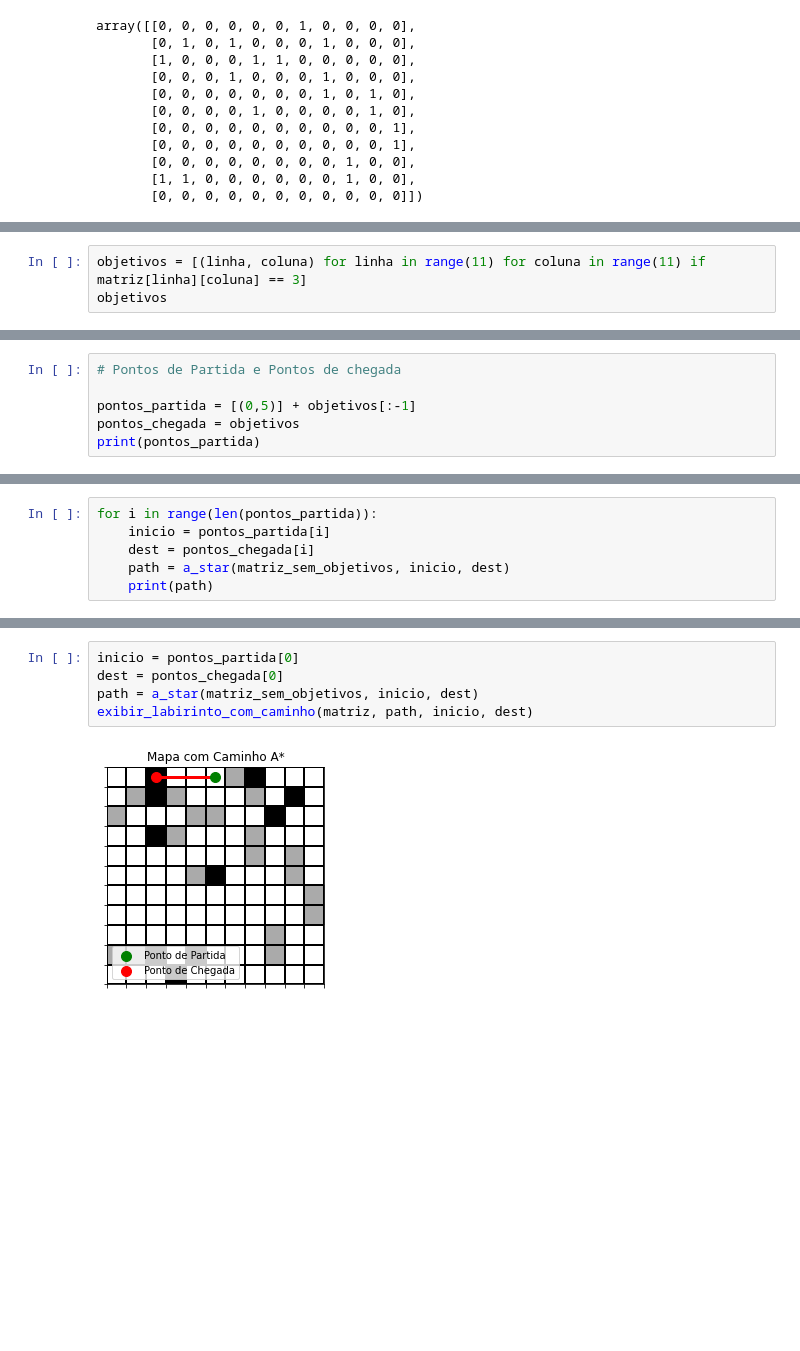
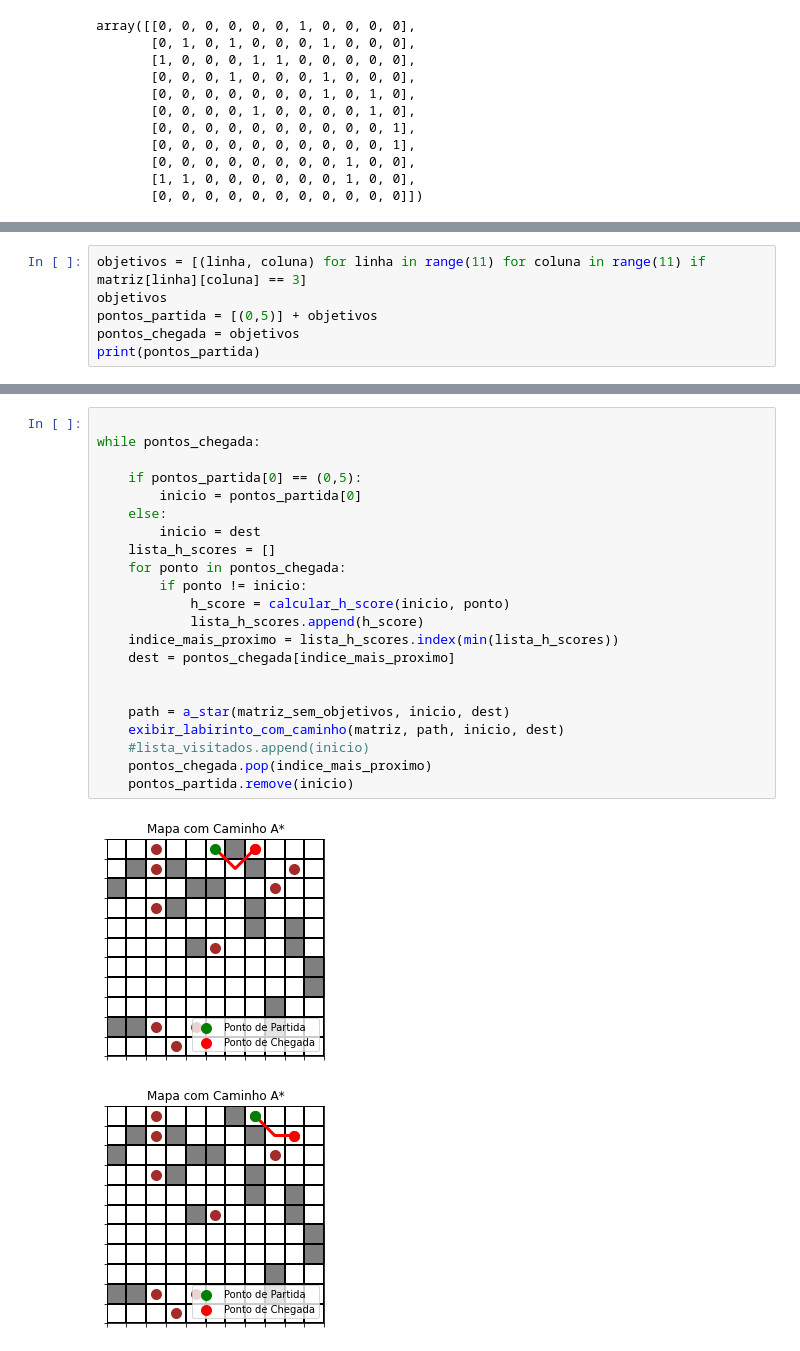
Before and after one commit to adriel1ft/intro-ia, a Jupyter notebook: Rascunho/a_star_v3.ipynb, the cells around one changed output, grey strips where cells are left out. Drawn from its saved outputs; the diff is of its cells as text; blank space fills up the shorter version.

```diff
--- a/Rascunho/a_star_v3.ipynb
+++ b/Rascunho/a_star_v3.ipynb
@@ -147,4 +183,7 @@ array([[0, 0, 0, 0, 0, 0, 1, 0, 0, 0, 0],
 # %%
 objetivos = [(linha, coluna) for linha in range(11) for coluna in range(11) if matriz[linha][coluna] == 3]
 objetivos
+pontos_partida = [(0,5)] + objetivos
+pontos_chegada = objetivos
+print(pontos_partida)
 # %% [output]
@@ -161,6 +190,0 @@ objetivos
-# %%
-# Pontos de Partida e Pontos de chegada
-
-pontos_partida = [(0,5)] + objetivos[:-1]
-pontos_chegada = objetivos
-print(pontos_partida)
@@ -169,6 +190,0 @@ print(pontos_partida)
-# %%
-for i in range(len(pontos_partida)):
-    inicio = pontos_partida[i]
-    dest = pontos_chegada[i]
-    path = a_star(matriz_sem_objetivos, inicio, dest)
-    print(path)
@@ -245,7 +191,25 @@ def exibir_labirinto_com_caminho(mapa, caminho, inicio, fim, cor_caminho='red'):
-# %%
-inicio = pontos_partida[0]
-dest = pontos_chegada[0]
-path = a_star(matriz_sem_objetivos, inicio, dest)
-exibir_labirinto_com_caminho(matriz, path, inicio, dest)
-# %% [output]
-[figure, removed]
+# %%
+
+while pontos_chegada:
+
+    if pontos_partida[0] == (0,5):
+        inicio = pontos_partida[0]
+    else:
+        inicio = dest
+    lista_h_scores = []
+    for ponto in pontos_chegada:
+        if ponto != inicio:
+            h_score = calcular_h_score(inicio, ponto)
+            lista_h_scores.append(h_score)
+    indice_mais_proximo = lista_h_scores.index(min(lista_h_scores))
+    dest = pontos_chegada[indice_mais_proximo]
+
+
+    path = a_star(matriz_sem_objetivos, inicio, dest)
+    exibir_labirinto_com_caminho(matriz, path, inicio, dest)
+    #lista_visitados.append(inicio)
+    pontos_chegada.pop(indice_mais_proximo)
+    pontos_partida.remove(inicio)
+# %% [output]
+[figure, added]
+[figure, added]
```
Also changed, not shown: parts of 8 cells of this notebook.
